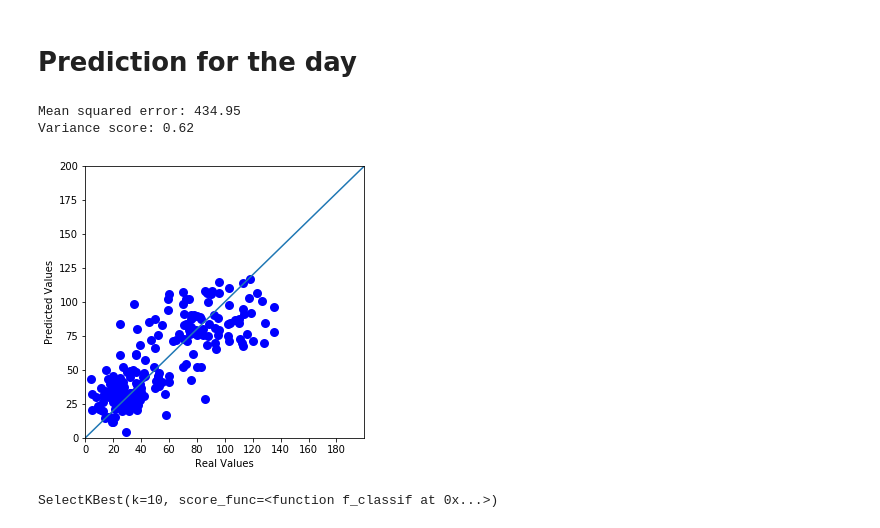
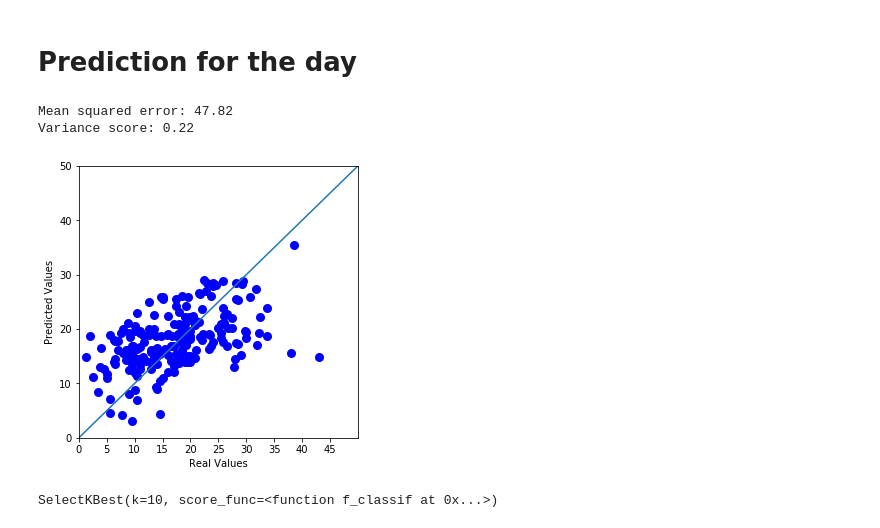
Before and after one commit to Shadhopson/Week1, a Jupyter notebook: Untitled Folder/prediction_accuracy.ipynb, the cells around one changed output. Saved outputs shown, nothing was run; the diff lists cells and outputs as text; code cells hidden in the pictures.

```diff
--- a/Untitled Folder/prediction_accuracy.ipynb
+++ b/Untitled Folder/prediction_accuracy.ipynb
@@ -71,7 +52,7 @@ from sklearn.model_selection import train_test_split
 # %%
 X2 = summed_by_date[important_features]
 # %%
-Y2 = summed_by_date.total_visitors
+Y2 = summed_by_date.avg_visits_per_hour
 # %%
 X_train, X_test, y_train, y_test = train_test_split(X2, Y2, test_size=0.33, random_state=42)
 # %%
@@ -114,25 +95,25 @@ Variance score: 0.57
 # %%
 from sklearn.ensemble import GradientBoostingRegressor
 
 est = GradientBoostingRegressor(n_estimators=100, learning_rate=0.1, max_depth=3, random_state=0, loss='ls').fit(X_train, y_train)
 
 print("Mean squared error: %.2f"
       % mean_squared_error(y_test, est.predict(X_test)))
 print('Variance score: %.2f' % r2_score(y_test, est.predict(X_test)))
 
 plt.figure(figsize=(5,5))
 plt.scatter(y_test, est.predict(X_test), color='blue', linewidth=3)
 plt.xlabel('Real Values')
 plt.ylabel('Predicted Values')
-plt.plot([0,200], [0,200])
-plt.xticks(range(0,200,20))
-plt.ylim(0,200)
-plt.xlim(0,200)
+plt.plot([0,50], [0,50])
+plt.xticks(range(0,50,5))
+plt.ylim(0,50)
+plt.xlim(0,50)
 plt.show()
 # %% [output]
-Mean squared error: 434.95
-Variance score: 0.62
+Mean squared error: 47.82
+Variance score: 0.22
-[figure, old version]
+[figure, new version]
 # %%
 #est.predict([63, 6, 0, 0, 0 ,0,7.75, 0, 0,0])
 # %%
```
Also changed, not shown: parts of 6 cells of this notebook, 9 other files.
